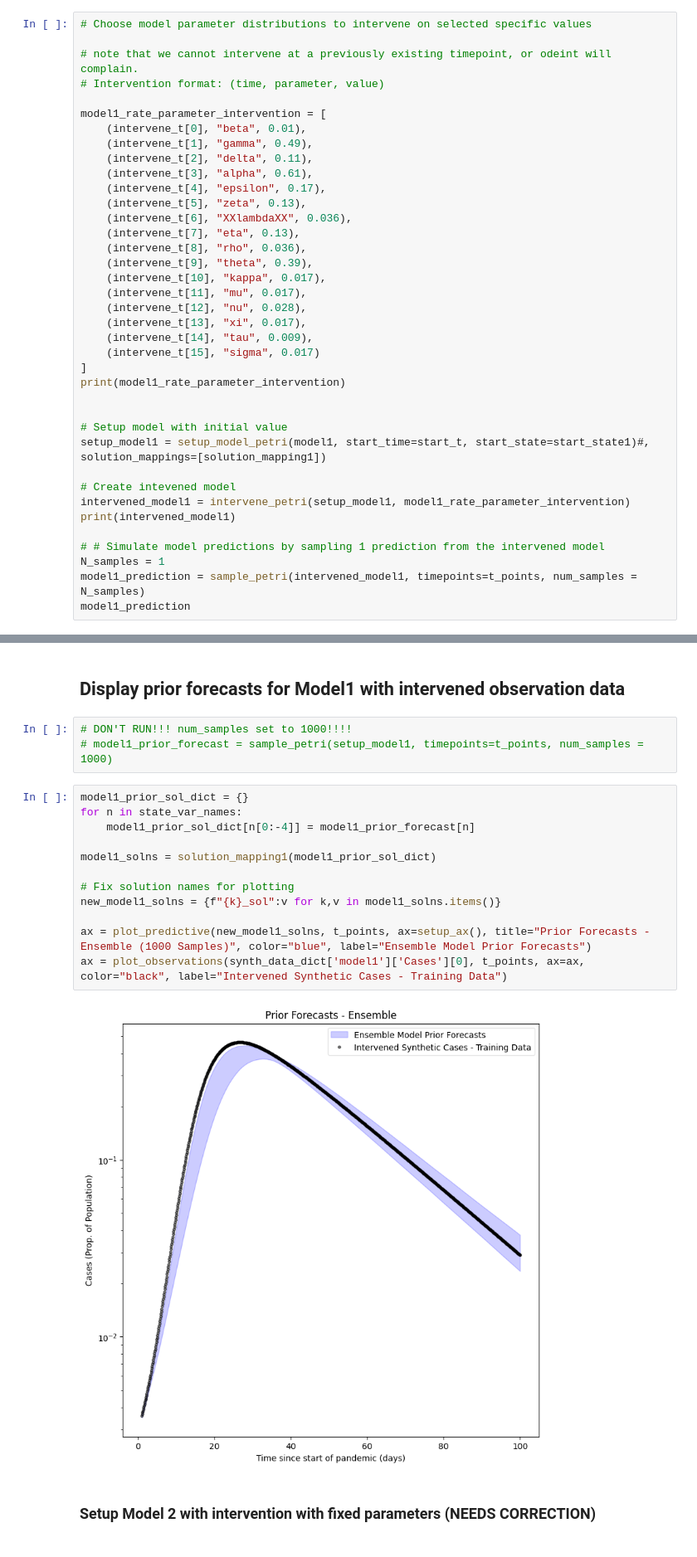
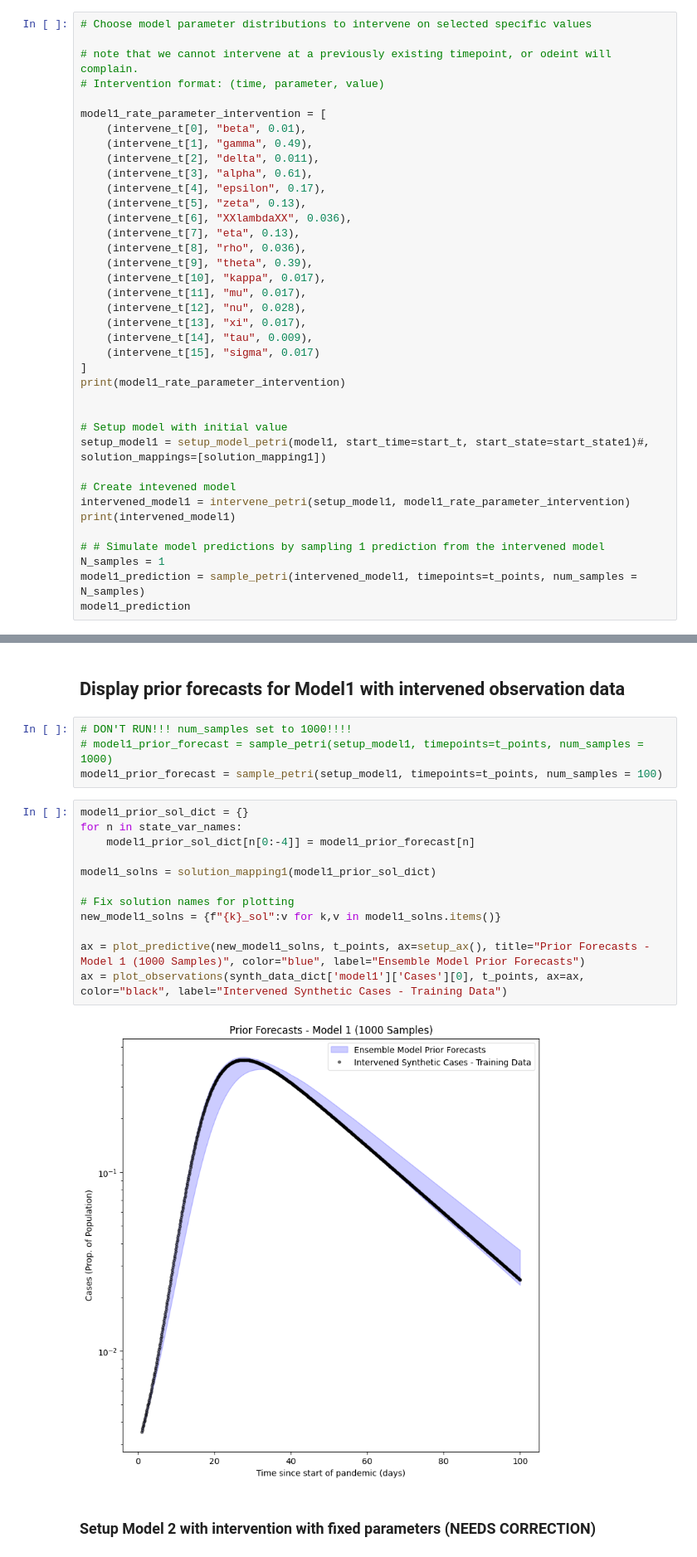
Before and after one commit to ciemss/pyciemss, a Jupyter notebook: notebook/april_ensemble/syndata_generate_and_test.ipynb, the cells around one changed output, grey strips where cells are left out. Shown at 83% size. Saved outputs shown, nothing was run; the diff lists cells and outputs as text.

```diff
--- a/notebook/april_ensemble/syndata_generate_and_test.ipynb
+++ b/notebook/april_ensemble/syndata_generate_and_test.ipynb
@@ -743,7 +727,7 @@ intervene_t tensor([0.1000, 0.1533, 0.2067, 0.2600, 0.3133, 0.3667, 0.4200, 0.47
 model1_rate_parameter_intervention = [
     (intervene_t[0], "beta", 0.01),
     (intervene_t[1], "gamma", 0.49),
-    (intervene_t[2], "delta", 0.11),
+    (intervene_t[2], "delta", 0.011),
     (intervene_t[3], "alpha", 0.61),
     (intervene_t[4], "epsilon", 0.17),
     (intervene_t[5], "zeta", 0.13),
@@ -845,20 +829,21 @@ dict_keys(['Cases', 'Hospitalizations', 'Dead'])
 # %%
 # DON'T RUN!!! num_samples set to 1000!!!!
 # model1_prior_forecast = sample_petri(setup_model1, timepoints=t_points, num_samples = 1000)
+model1_prior_forecast = sample_petri(setup_model1, timepoints=t_points, num_samples = 100)
 # %%
 model1_prior_sol_dict = {}
 for n in state_var_names:
     model1_prior_sol_dict[n[0:-4]] = model1_prior_forecast[n]
 
 model1_solns = solution_mapping1(model1_prior_sol_dict)
 
 # Fix solution names for plotting
 new_model1_solns = {f"{k}_sol":v for k,v in model1_solns.items()}
 
-ax = plot_predictive(new_model1_solns, t_points, ax=setup_ax(), title="Prior Forecasts - Ensemble (1000 Samples)", color="blue", label="Ensemble Model Prior Forecasts")
+ax = plot_predictive(new_model1_solns, t_points, ax=setup_ax(), title="Prior Forecasts - Model 1 (1000 Samples)", color="blue", label="Ensemble Model Prior Forecasts")
 ax = plot_observations(synth_data_dict['model1']['Cases'][0], t_points, ax=ax, color="black", label="Intervened Synthetic Cases - Training Data")
 # %% [output]
-[figure, old version]
+[figure, new version]
 # %% [markdown]
 ### Setup Model 2 with intervention with fixed parameters (NEEDS CORRECTION)
 # %%
```
Also changed, not shown: parts of 11 cells of this notebook.
